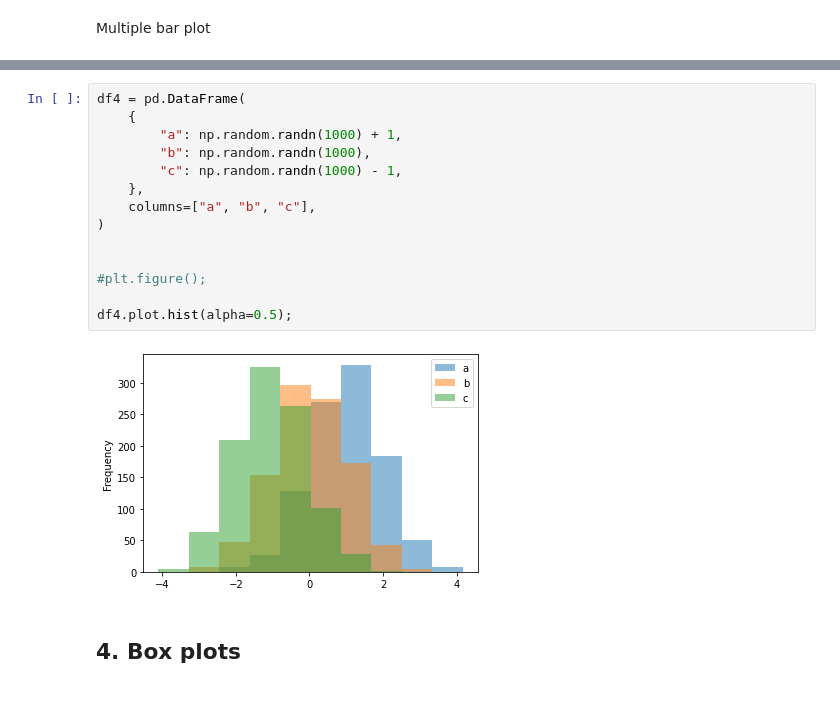
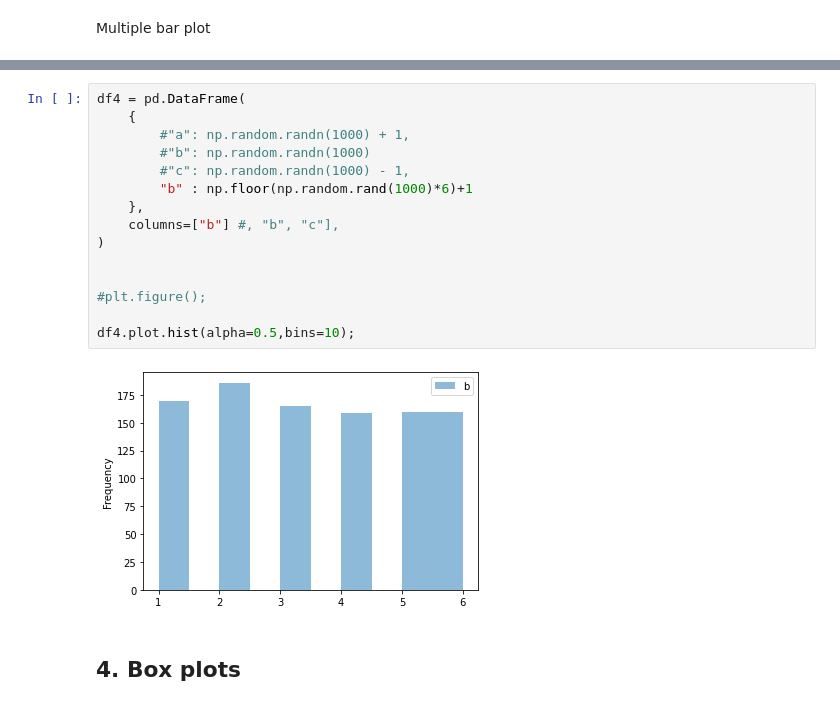
Before and after one commit to kimteespk/DADS5001-Data-Analytics-and-Data-Science-Tools-and-Programming, a Jupyter notebook: 07_Visualization/PandasPlot.ipynb, the cells around one changed output, grey strips where cells are left out. Drawn from its saved outputs; the diff is of its cells as text.

```diff
--- a/07_Visualization/PandasPlot.ipynb
+++ b/07_Visualization/PandasPlot.ipynb
@@ -59,19 +101,20 @@ randn generates samples from the normal distribution, while numpy. random. rand
 # %%
 df4 = pd.DataFrame(
     {
-        "a": np.random.randn(1000) + 1,
-        "b": np.random.randn(1000),
-        "c": np.random.randn(1000) - 1,
+        #"a": np.random.randn(1000) + 1,
+        #"b": np.random.randn(1000)
+        #"c": np.random.randn(1000) - 1,
+        "b" : np.floor(np.random.rand(1000)*6)+1
     },
-    columns=["a", "b", "c"],
+    columns=["b"] #, "b", "c"],
 )
 
 
 #plt.figure();
 
-df4.plot.hist(alpha=0.5);
+df4.plot.hist(alpha=0.5,bins=10);
 # %% [output]
-[figure, old version]
+[figure, new version]
 # %% [markdown]
 ## 4. Box plots
 # %% [markdown]
```
Also changed, not shown: parts of 29 cells of this notebook.
